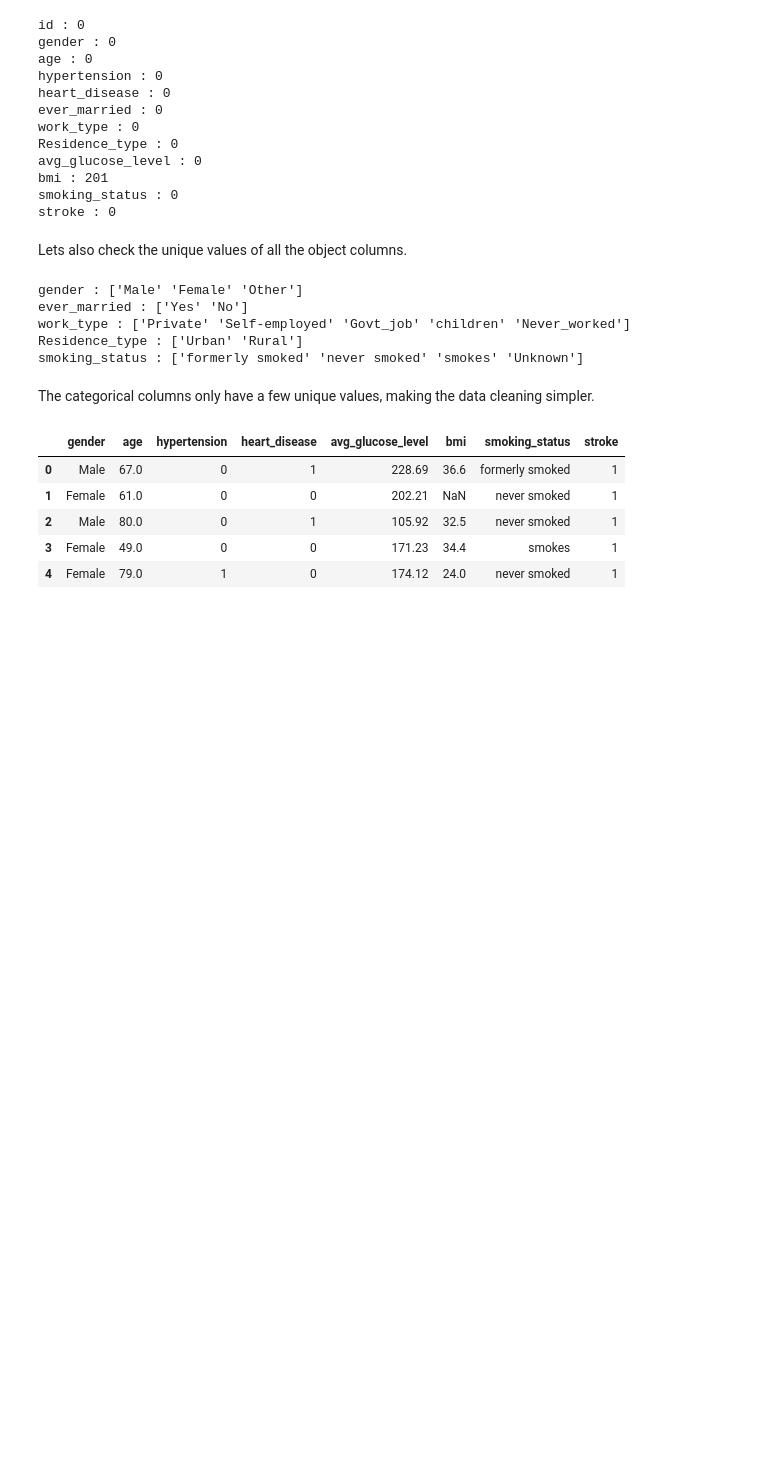
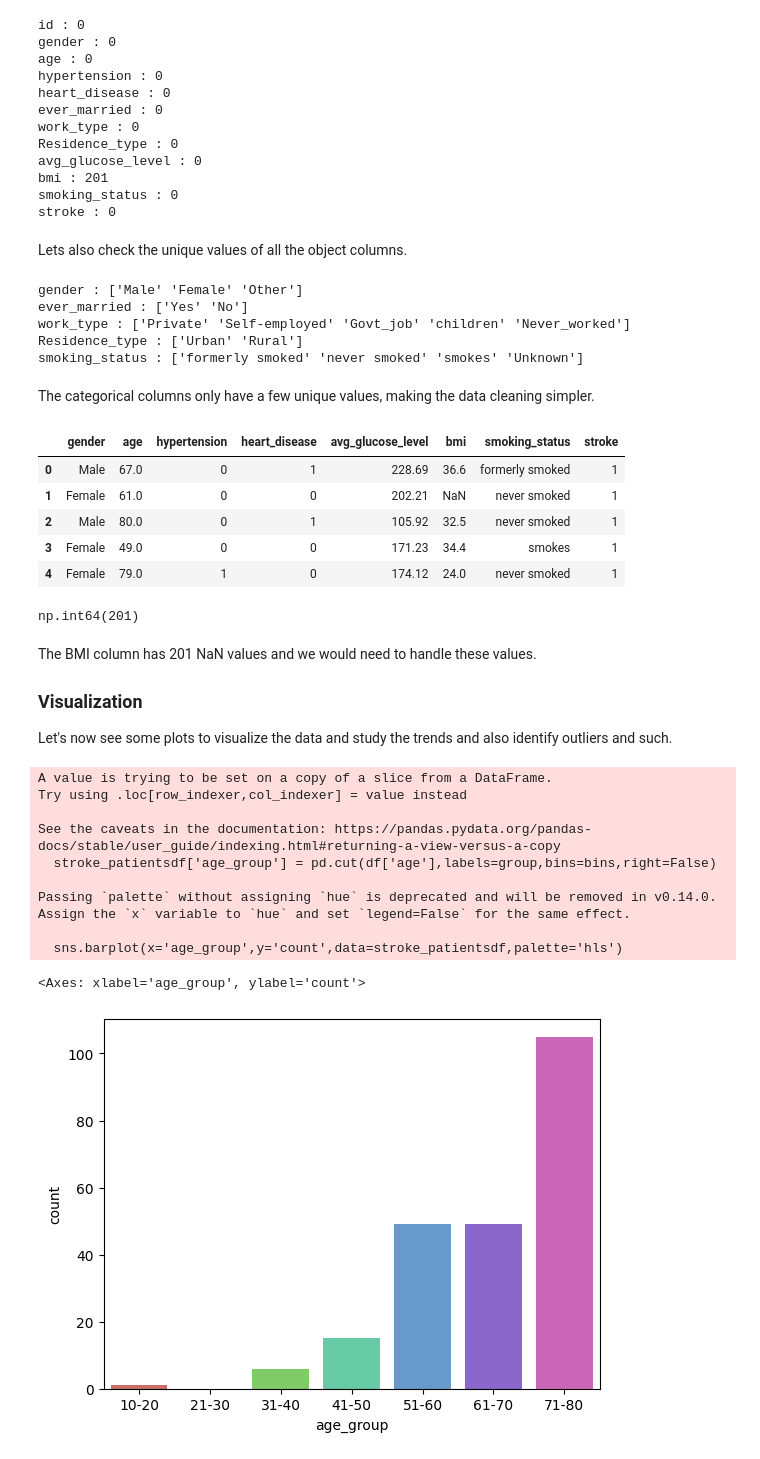
Before and after one commit to sreerag03a/stroke-prediction, a Jupyter notebook: notebooks/stroke_prediction_eda.ipynb, the cells around one changed output. Saved outputs shown, nothing was run; the diff lists cells and outputs as text; code cells hidden in the pictures; blank space fills up the shorter version.

```diff
--- a/notebooks/stroke_prediction_eda.ipynb
+++ b/notebooks/stroke_prediction_eda.ipynb
@@ -81,3 +82,33 @@ df_copy.head()
 | 2 | Male | 80.0 | 0 | 1 | 105.92 | 32.5 | never smoked | 1 |
 | 3 | Female | 49.0 | 0 | 0 | 171.23 | 34.4 | smokes | 1 |
 | 4 | Female | 79.0 | 1 | 0 | 174.12 | 24.0 | never smoked | 1 |
+# %%
+df_copy['bmi'].isnull().sum()
+# %% [output]
+np.int64(201)
+# %% [markdown]
+The BMI column has 201 NaN values and we would need to handle these values.
+
+### Visualization
+
+Let's now see some plots to visualize the data and study the trends and also identify outliers and such.
+# %%
+stroke_patientsdf = df_copy[df_copy['stroke'] == 1]
+group = ['10-20','21-30','31-40','41-50','51-60','61-70','71-80']
+bins = [10,21,31,41,51,61,71,81]
+stroke_patientsdf['age_group'] = pd.cut(df['age'],labels=group,bins=bins,right=False)
+# stroke_patientsdf
+stroke_patientsdf = pd.DataFrame(stroke_patientsdf['age_group'].value_counts())
+sns.barplot(x='age_group',y='count',data=stroke_patientsdf,palette='hls')
+# %% [output]
+A value is trying to be set on a copy of a slice from a DataFrame.
+Try using .loc[row_indexer,col_indexer] = value instead
+
+See the caveats in the documentation: https://pandas.pydata.org/pandas-docs/stable/user_guide/indexing.html#returning-a-view-versus-a-copy
+  stroke_patientsdf['age_group'] = pd.cut(df['age'],labels=group,bins=bins,right=False)
+
+Passing `palette` without assigning `hue` is deprecated and will be removed in v0.14.0. Assign the `x` variable to `hue` and set `legend=False` for the same effect.
+
+  sns.barplot(x='age_group',y='count',data=stroke_patientsdf,palette='hls')
+<Axes: xlabel='age_group', ylabel='count'>
+[figure, added]
```
Also changed, not shown: parts of 11 cells of this notebook, 6 other files.
